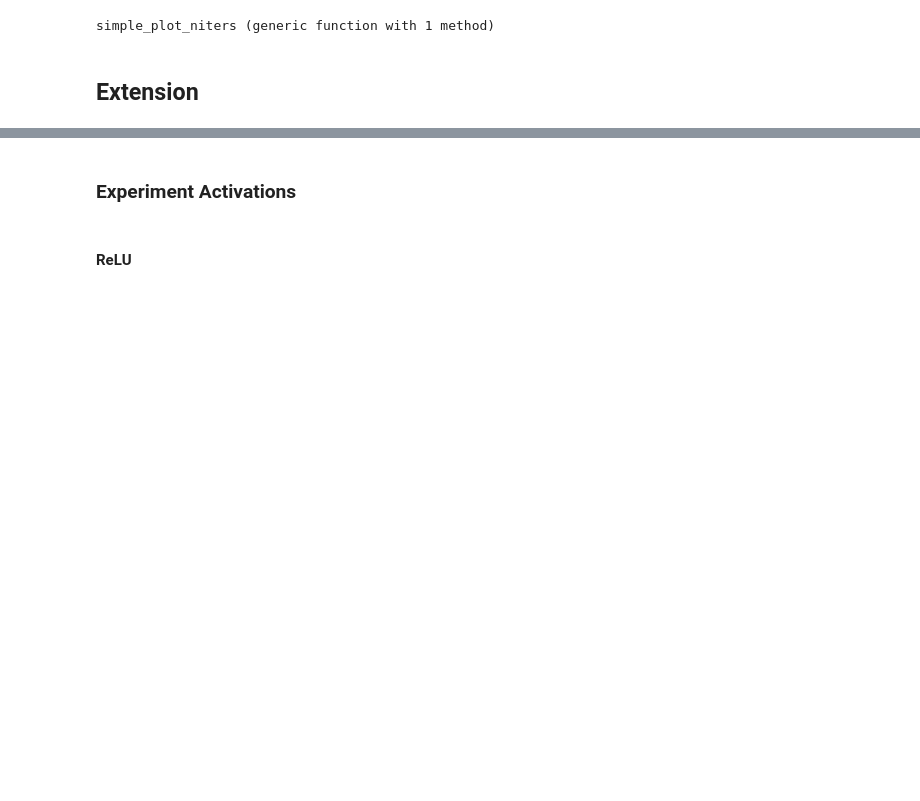
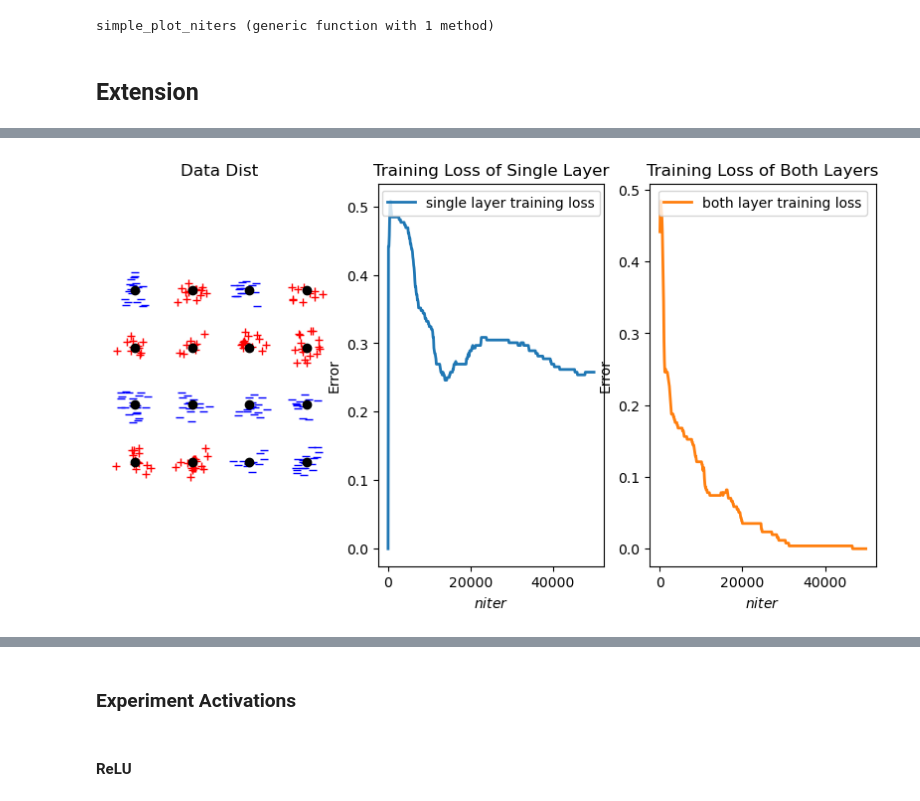
Before and after one commit to K-Shah3/chizatbach_dlproject, a Jupyter notebook: project.ipynb, the cells around one changed output, grey strips where cells are left out. Cells and saved outputs as stored; diff of their text form; code cells hidden in the pictures; blank space fills up the shorter version.

```diff
--- a/project.ipynb
+++ b/project.ipynb
@@ -347,0 +346,5 @@ train_and_test_model (generic function with 1 method)
+# %%
+function calculate_loss(Ws, niter, m, X, Y, n_samples)
+    preds = (1/m) * sum(Ws[:,end,niter] .* max.( Ws[:,1:end-1,niter] * X', 0.0), dims = 1)
+    loss = sum((Y .* preds') .< 0)/n_samples # probability of error
+end
@@ -465,12 +474,12 @@ experiment_ds (generic function with 1 method)
 ds = [5, 10, 15, 20, 25]
 k = 4
 m = 500
-niter = 1000
+niter = 20000
 stepsize = 0.5
 n_train = 256
-n_test = 100
-repeats = 1
-save_name = "experiment_ds"
-save_flag = false
+n_test = 256
+repeats = 20
+save_name = "experiment_ds" * "_" * string(ds) * "_niter" * string(niter) * "_km" * string(k) * string(m)
+save_flag = true
 
 X_test, Y_test, loss_single, loss_both, max_margin_single, max_margin_both = experiment_ds(ds, k, m, niter, stepsize, n_train, n_test; repeats=repeats)
@@ -697,0 +789,13 @@ end
+# %%
+d = 3
+k = 4
+m = 500
+niter = 50000
+stepsize = 0.5
+n_train = 256
+save_flag = true
+
+plot_training_loss_single_both(d, k, m, niter, stepsize, n_train; activation_function=relu_act, save_flag=save_flag, save_name="training_error_plot_single_both")
+gcf()
+# %% [output]
+[figure, added]
```
Also changed, not shown: parts of 13 cells of this notebook.
